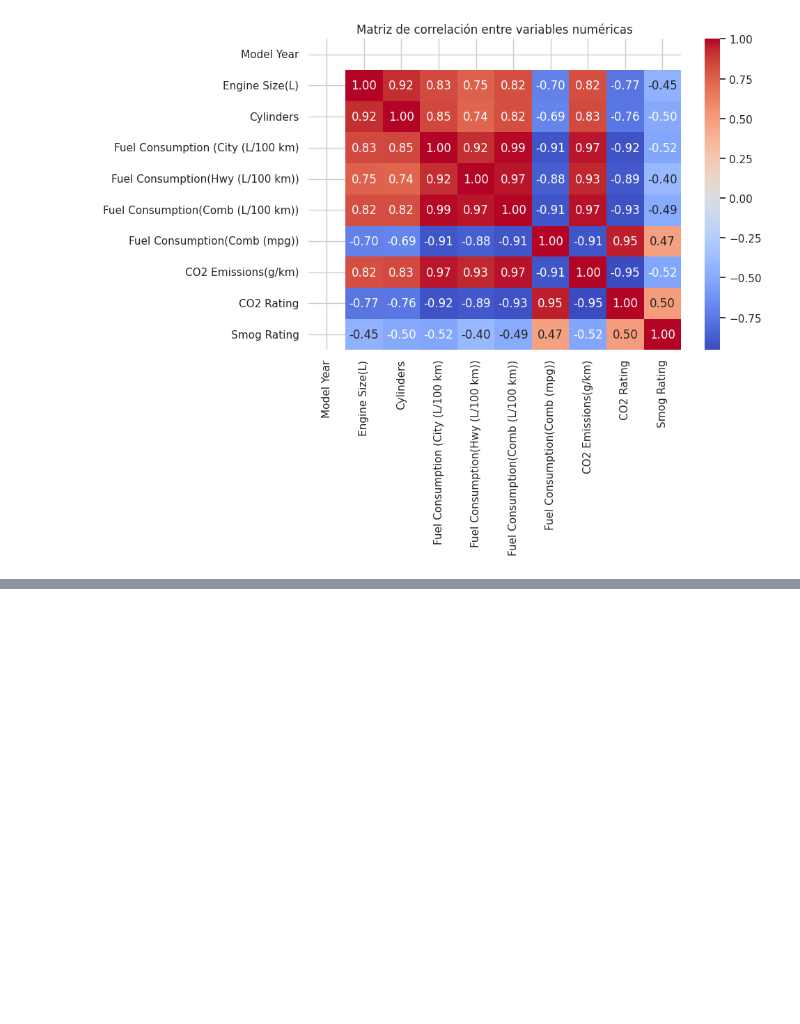
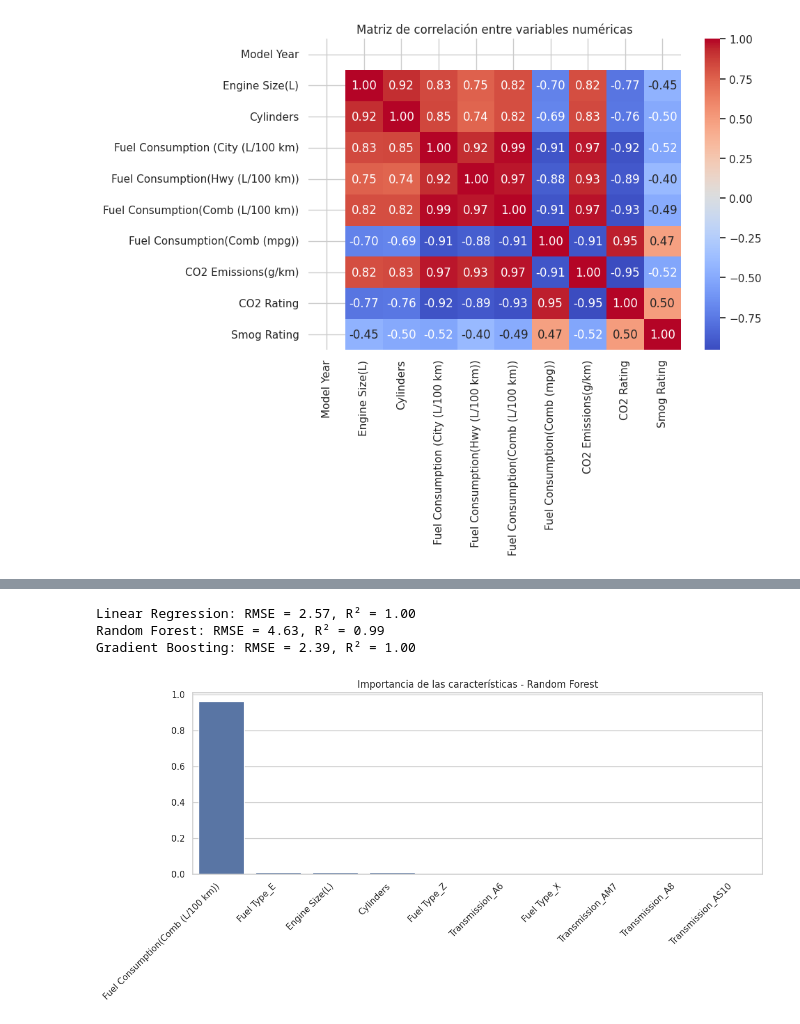
Before and after one commit to martavidal17/DM_project, a Jupyter notebook: Fuel_Consuption.ipynb, the cells around one changed output, grey strips where cells are left out. Cells and saved outputs as stored; diff of their text form; code cells hidden in the pictures; blank space fills up the shorter version.

Commit message:
Modelos entrenados (Linear, Random Forest, Gradient Boosting), evaluación y análisis de importancia de características completados.

```diff
--- a/Fuel_Consuption.ipynb
+++ b/Fuel_Consuption.ipynb
@@ -13,6 +37,6 @@ sns.set(style='whitegrid')
 # %%
 # Asegúrate de que el CSV está en el mismo directorio que el notebook
-df = pd.read_csv("/content/MY2022 Fuel Consumption Ratings.csv")
+df = pd.read_csv("/MY2022 Fuel Consumption Ratings.csv")
 
 # Vista rápida
 df.head()
@@ -86,0 +164,37 @@ plt.show()
+# %%
+from sklearn.linear_model import LinearRegression
+from sklearn.ensemble import RandomForestRegressor, GradientBoostingRegressor
+from sklearn.metrics import mean_squared_error, r2_score
+import numpy as np
+
+models = {
+    "Linear Regression": LinearRegression(),
+    "Random Forest": RandomForestRegressor(random_state=42),
+    "Gradient Boosting": GradientBoostingRegressor(random_state=42)
+}
+
+trained_models = {}
+
+for name, model in models.items():
+    model.fit(X_train, y_train)
+    trained_models[name] = model
+    y_pred = model.predict(X_test)
+    rmse = np.sqrt(mean_squared_error(y_test, y_pred))
+    r2 = r2_score(y_test, y_pred)
+    print(f"{name}: RMSE = {rmse:.2f}, R² = {r2:.2f}")
+# %% [output]
+Linear Regression: RMSE = 2.57, R² = 1.00
+Random Forest: RMSE = 4.63, R² = 0.99
+Gradient Boosting: RMSE = 2.39, R² = 1.00
+# %%
+importances = trained_models['Random Forest'].feature_importances_
+indices = importances.argsort()[::-1]
+
+plt.figure(figsize=(12, 6))
+sns.barplot(x=[X.columns[i] for i in indices[:10]], y=importances[indices[:10]])
+plt.title("Importancia de las características - Random Forest")
+plt.xticks(rotation=45, ha='right')
+plt.tight_layout()
+plt.show()
+# %% [output]
+[figure, added]
```
Also changed, not shown: parts of 14 cells of this notebook, 2 other files.
